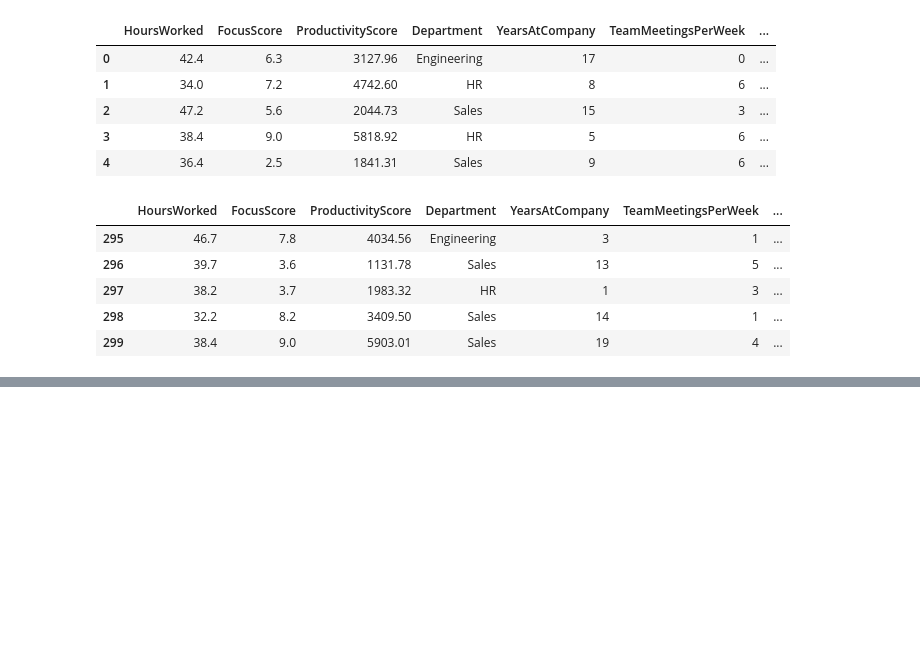
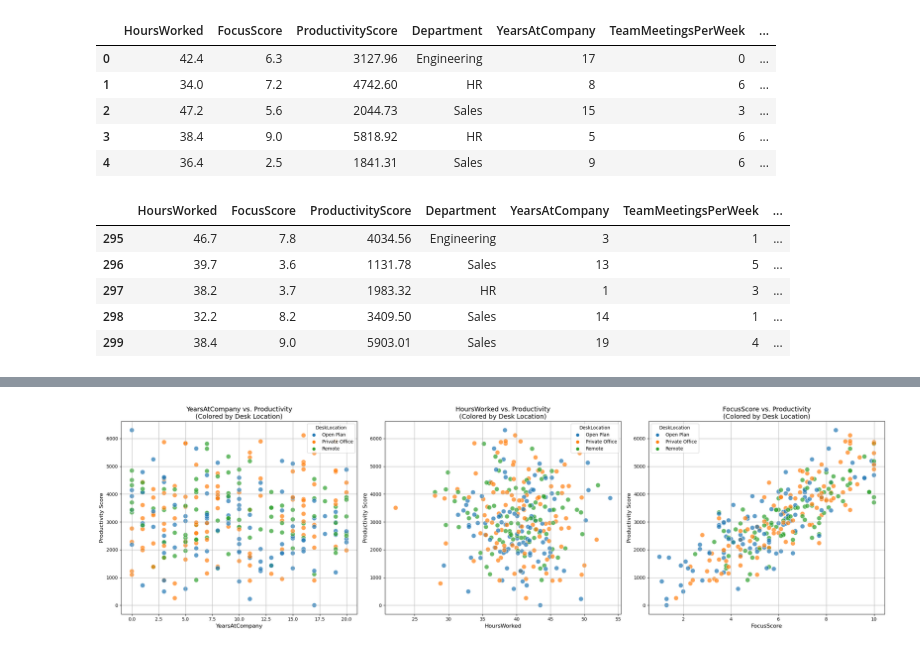
Before and after one commit to Umbretemp/Data_Visualization_And_Modeling, a Jupyter notebook: Lab/3.3 Visualizing Relationships Between Quantitative Features Lab-Copy1.ipynb, the cells around one changed output, grey strips where cells are left out. Saved outputs shown, nothing was run; the diff lists cells and outputs as text; code cells hidden in the pictures; blank space fills up the shorter version.

```diff
--- a/Lab/3.3 Visualizing Relationships Between Quantitative Features Lab-Copy1.ipynb
+++ b/Lab/3.3 Visualizing Relationships Between Quantitative Features Lab-Copy1.ipynb
@@ -43,0 +95,23 @@ productivity_df.tail()
+# %%
+fig, axes = plt.subplots(1, 3, figsize=(24, 7))
+
+# List of the 3 features to plot
+features = ['YearsAtCompany', 'HoursWorked', 'FocusScore']
+
+for i, feature in enumerate(features):
+    # Create the scatter plot
+    # x = The Feature
+    # y = Productivity Score
+    # hue = Desk Location (Colors the dots to show the "Root Cause")
+    sns.scatterplot(data=productivity_df, x=feature, y='ProductivityScore', hue='DeskLocation', ax=axes[i], s=100, alpha=0.7)
+
+    # Add titles and labels
+    axes[i].set_title(f'{feature} vs. Productivity\n(Colored by Desk Location)', fontsize=14)
+    axes[i].set_xlabel(feature, fontsize=12)
+    axes[i].set_ylabel('Productivity Score', fontsize=12)
+    axes[i].grid(True)
+
+plt.tight_layout()
+plt.show()
+# %% [output]
+[figure, added]
```
Also changed, not shown: parts of 8 cells of this notebook, 1 other file.
